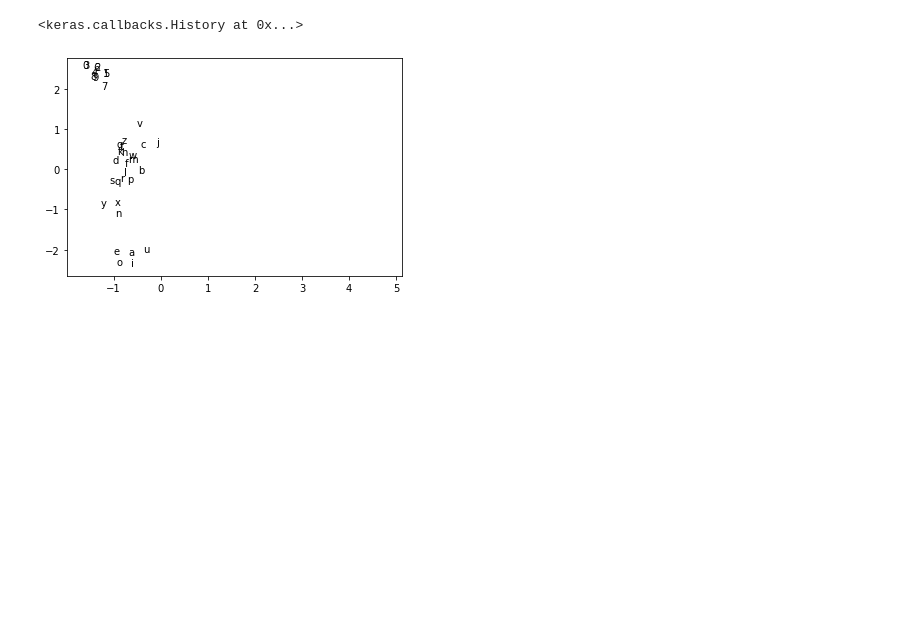
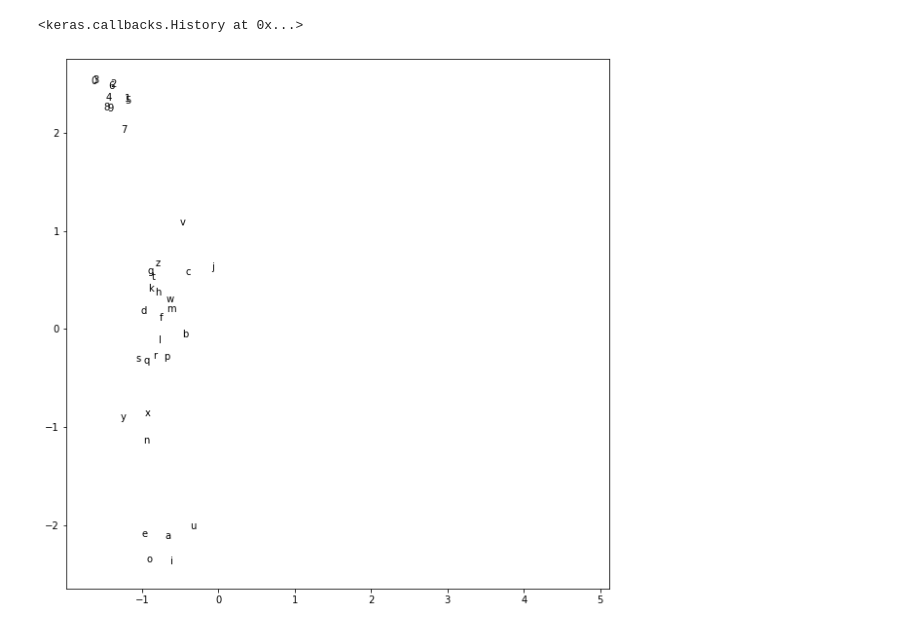
Before and after one commit to bhanu0925/NLP, a Jupyter notebook: NLP_LetterEmbedding.ipynb, the cells around one changed output. Drawn from its saved outputs; the diff is of its cells as text; code cells hidden in the pictures; blank space fills up the shorter version.

```diff
--- a/NLP_LetterEmbedding.ipynb
+++ b/NLP_LetterEmbedding.ipynb
@@ -339,12 +339,13 @@ Epoch 60/60
 <keras.callbacks.History at 0x...>
 # %%
 preds = model_emb.predict(idx_of_char)
+plt.figure(figsize=(10,10))
 plt.scatter(preds[:,0,0],preds[:,0,1],alpha=0)
 for i , idx in enumerate(idx_of_char):
   plt.text(preds[i,0,0],preds[i,0,1],translator[idx[0]])
 
 plt.show()
 # %% [output]
-[figure, old version]
+[figure, new version]
 # %%
 preds = model_emb.predict(idx_of_char)
```
Also changed, not shown: parts of 1 cell of this notebook.
